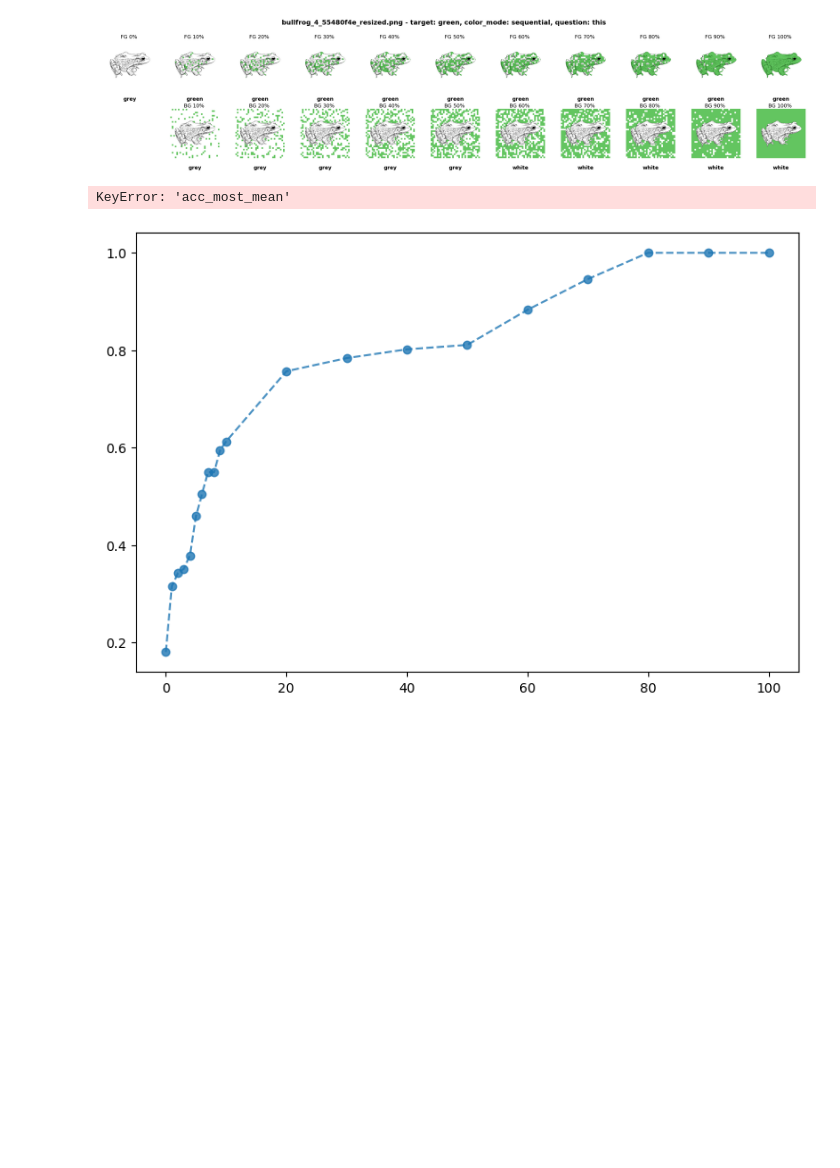
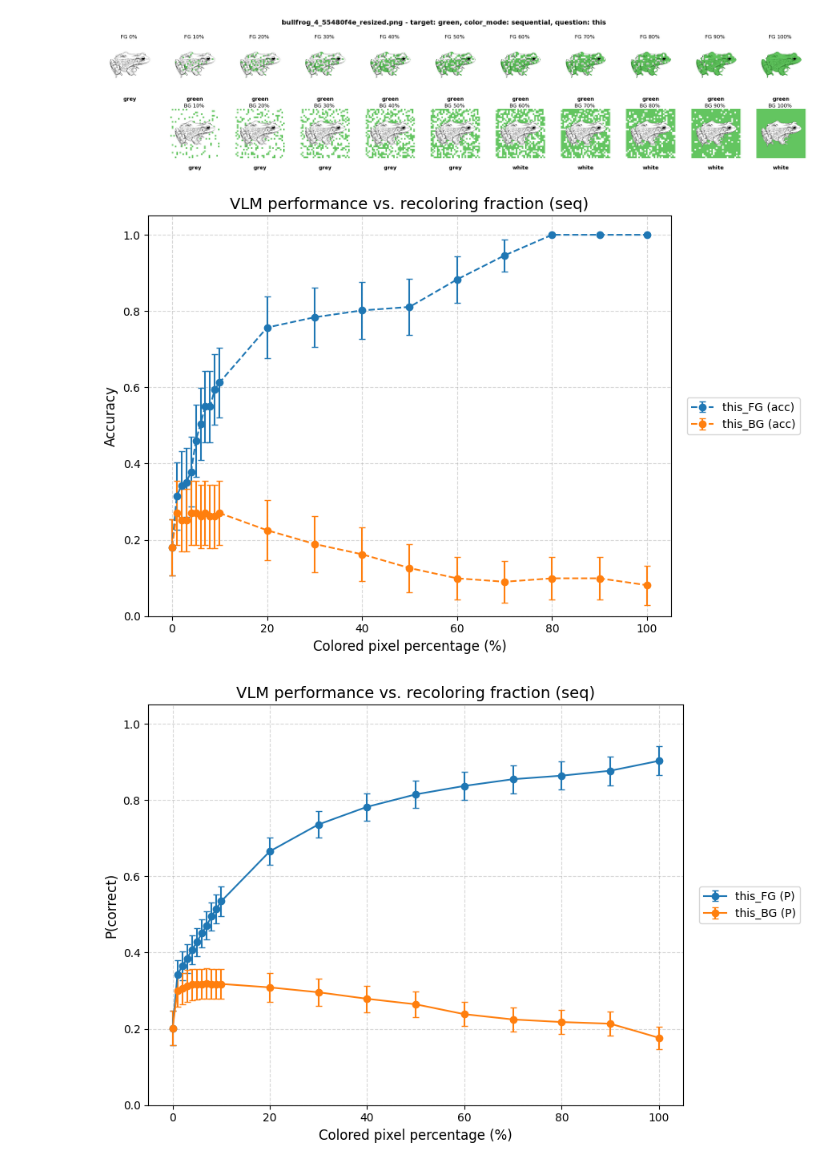
Before and after one commit to jonnemi/color-concept-entanglement, a Jupyter notebook: VLM_pipeline.ipynb, the cells around one changed output. Saved outputs shown, nothing was run; the diff lists cells and outputs as text; code cells hidden in the pictures; blank space fills up the shorter version.

```diff
--- a/VLM_pipeline.ipynb
+++ b/VLM_pipeline.ipynb
@@ -128,7 +129,7 @@ display(df)
 220 rows × 11 columns
 # %%
 # Initalize ModelColorPriors
-priors = ModelColorPriors(
+priors = TorchColorPriors(
     processor=processor,
     model=model,
     data_folder=DATA,
@@ -245,7 +273,7 @@ compact = [0, 10, 50, 90, 100]
 # %%
 for idx, row in df.head(5).iterrows():
     for color_mode in coloring_modes:
-        show_variants_grid(row['image_path'], row['correct_answer'], color_outlines, color_mode=color_mode, pct_range=ten_increase)
+        show_variants_grid(row['image_path'], row['correct_answer'], OUT_COLOR, color_mode=color_mode, pct_range=ten_increase)
 # %% [output]
 [figure]
 [figure]
@@ -331,7 +343,7 @@ for _, row in tqdm(df.iterrows(), total=len(df), desc="Evaluating objects", posi
     target_color = row["correct_answer"]
 
     # Collect all variant image paths for this color
-    variants = collect_variants_for(image_path, target_color, out_root=color_outlines)
+    variants = collect_variants_for(image_path, target_color, out_root=OUT_COLOR)
     if not variants:
         continue
 
@@ -372,11 +384,11 @@ KeyboardInterrupt:
 # %%
 # Checkpoint: Load evaluation
 # Results for model prior with black-white image given
-pred_color_df = pd.read_csv(data_folder / "outline_results.csv")
+pred_color_df = pd.read_csv(DATA / "outline_results.csv")
 display(pred_color_df)
 
 # Results for dummy model prior
-pred_color_df_dummy = pd.read_csv(data_folder / "outline_results_dummy.csv")
+pred_color_df_dummy = pd.read_csv(DATA / "outline_results_dummy.csv")
 display(pred_color_df_dummy)
 # %% [output]
 |  | object | image_variant | correct_answer | pred_color_this | prob_correct_this |
@@ -421,7 +433,8 @@ modes = ["seq"] #"ind"]
 # %%
 # Plot full range
 for mode in modes:
-    plot_vlm_performance(pred_color_df, show_accuracy=True, show_probability=False, color_mode=mode)
+    plot_vlm_performance(pred_color_df_dummy, show_accuracy=True, ci=True, show_probability=False, color_mode=mode)
+    plot_vlm_performance(pred_color_df_dummy, show_accuracy=False, ci=True, show_probability=True, color_mode=mode)
 # %% [output]
-KeyError: 'acc_most_mean'
-[figure, old version]
+[figure, new version]
+[figure, added]
```
Also changed, not shown: parts of 13 cells of this notebook, 2 other files.
